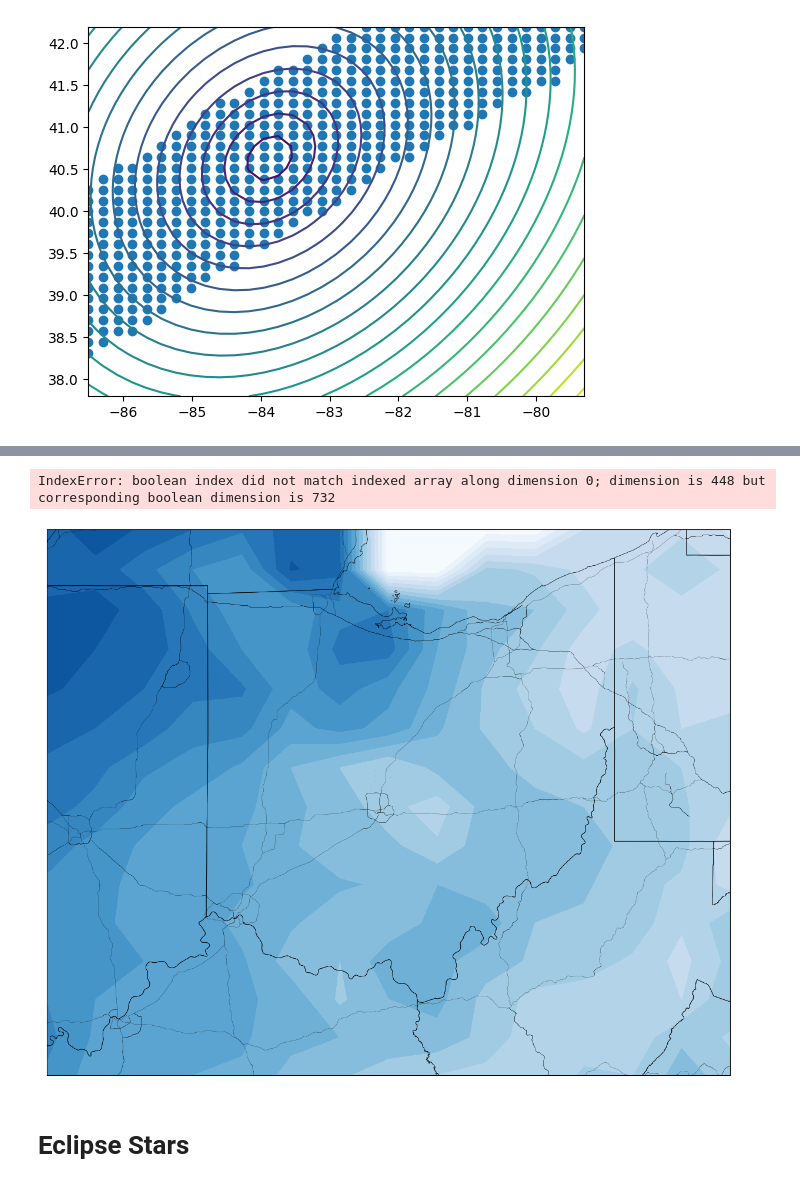
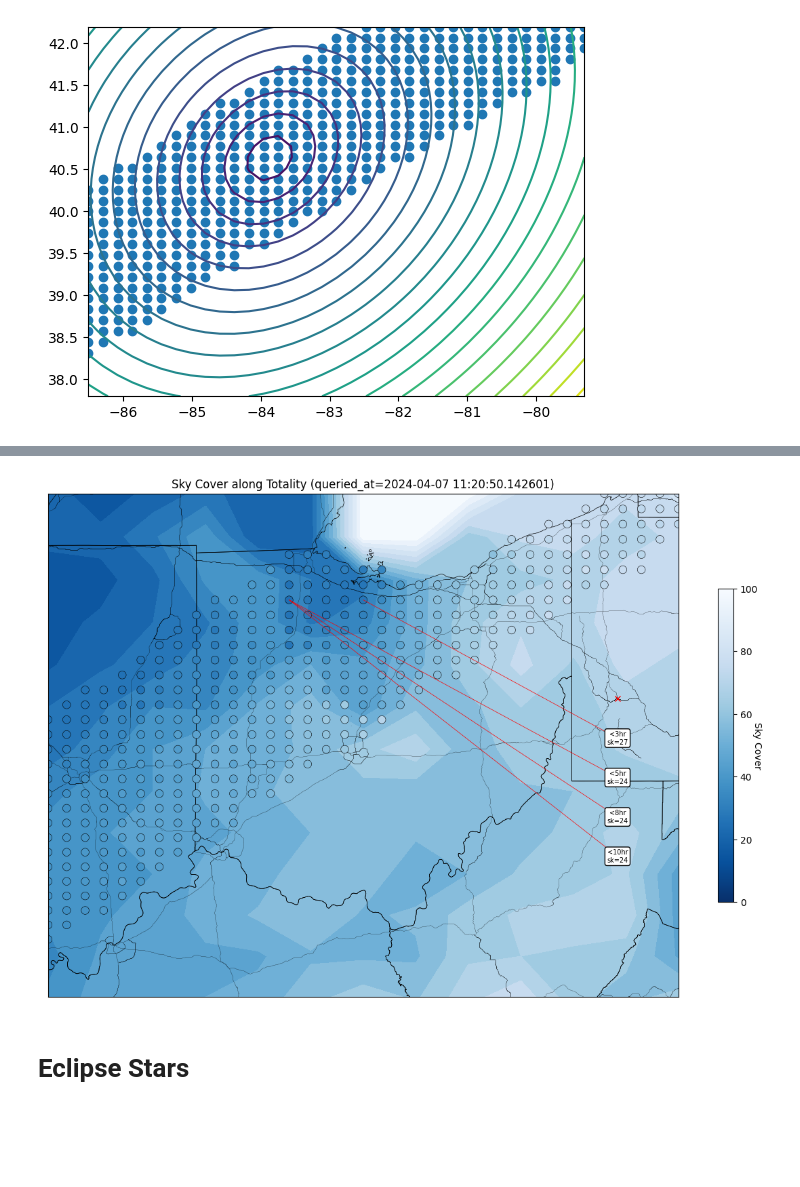
Before and after one commit to mattlangford/astropy-playground, a Jupyter notebook: astro.ipynb, the cells around one changed output, grey strips where cells are left out. Cells and saved outputs as stored; diff of their text form; code cells hidden in the pictures; blank space fills up the shorter version.

```diff
--- a/astro.ipynb
+++ b/astro.ipynb
@@ -264,18 +264,3 @@ plt.show()
 # %% [output]
 448 totality points loaded
 [figure]
-# %%
-from multiprocessing import Pool
-
-def f(x):
-    return x*x
-
-def driver_func():
-    with Pool(4) as pool:
-        params = [(1, ), (2, ), (3, ), (4, )]
-        results = [pool.apply_async(f, p) for p in params]
-
-        for r in results:
-            print('\t', r.get())
-
-driver_func()
@@ -419,38 +369,37 @@ plt.figure(figsize=(15, 15))
 m = Basemap(llcrnrlon=lon_min, llcrnrlat=lat_min, urcrnrlon=lon_max, urcrnrlat=lat_max,
             lat_0=lat_center, lon_0=lon_center, projection='merc')
 
 m.readshapefile('assets/cb_2018_us_state_500k/cb_2018_us_state_500k', 'states', drawbounds=True)
 m.readshapefile('assets/tl_2017_us_primaryroads/tl_2017_us_primaryroads', 'roads', drawbounds=True, linewidth=0.1)
 
 y, x = m(cloud_lon, cloud_lat)
 plt.contourf(y, x, cover, 15, cmap='Blues_r', vmin=0, vmax=100)
 
 y, x = m(centers[:, 1], centers[:, 0])
 mask = np.logical_and(center_covers < 100, center_traffic > 0)
 plt.scatter(y[mask], x[mask], c=center_covers[mask], s=70, cmap='Blues_r', vmin=0, vmax=100, edgecolors='k', linewidth=0.4, zorder=2)
 
 cbar = plt.colorbar(shrink=0.4)
 cbar.set_label('Sky Cover', rotation=270)
 
 y, x = m(pit_lon, pit_lat)
 plt.plot(y, x, 'x', c='r')
 
-root_y, root_x = y, x
+root_y, root_x = y, x - 50000
 for duration in sorted(best_targets.keys(), key=lambda i: (best_targets[i]['center'][0], i)):
     target = best_targets[duration]
     center = target['center']
     y, x = m(center[1], center[0])
     text = plt.text(root_y, root_x, f'<{duration:.0f}hr\nsk={target["cover"]}', horizontalalignment='center', verticalalignment='center',
                     fontsize=7, color='black', bbox=dict(facecolor='white', edgecolor='black', boxstyle='round'))
     plt.plot([y, root_y], [x, root_x], c='r', linewidth=0.5)
-    root_y += 100000
-    root_x += 50000
+    #root_y += 100000
+    root_x -= 50000
 
 plt.title(f"Sky Cover along Totality (queried_at={weather_time})")
 plt.show()
 # %% [output]
-IndexError: boolean index did not match indexed array along dimension 0; dimension is 448 but corresponding boolean dimension is 732
-[figure, old version]
+[figure, new version]
 # %% [markdown]
 # Eclipse Stars
 # %%
```
Also changed, not shown: parts of 4 cells of this notebook.
